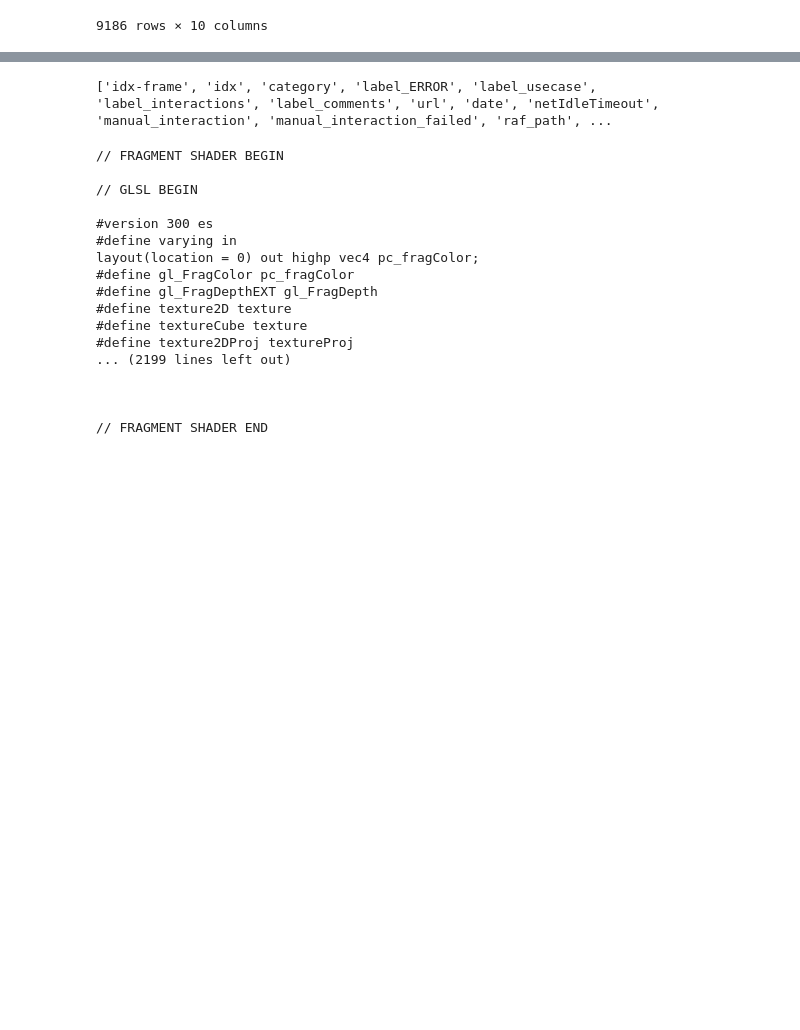
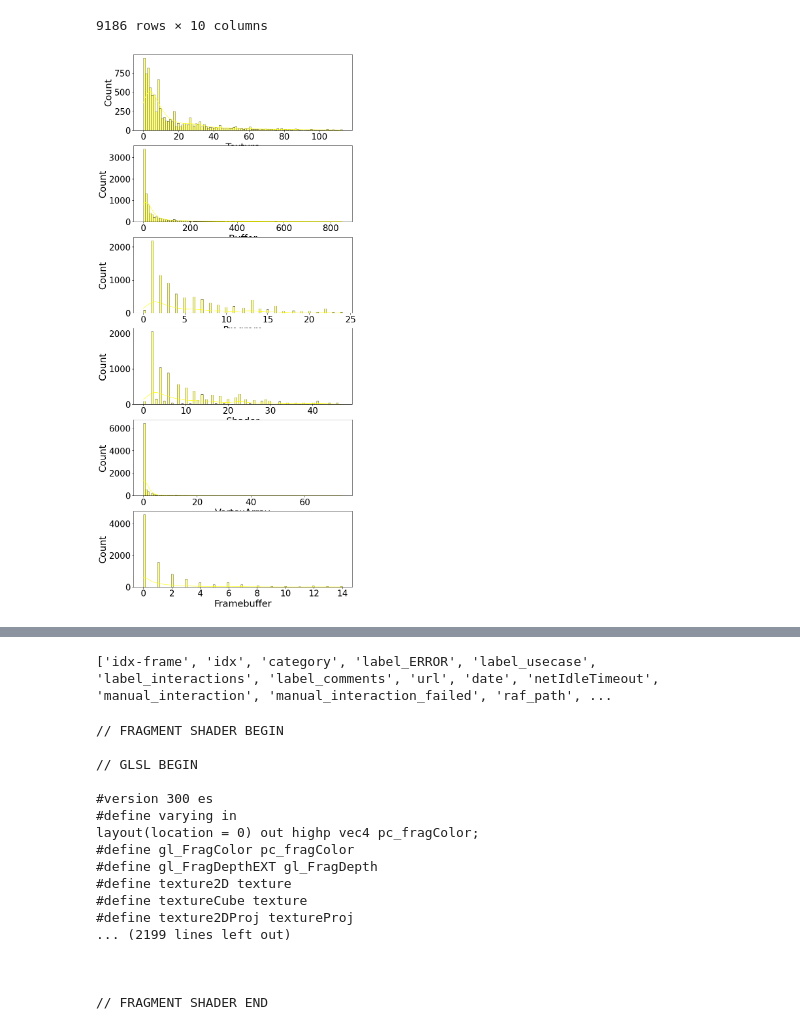
Before and after one commit to yudshj/WebGL-Empirical-Study-new, a Jupyter notebook: 3-4.AnalyzeRaf/raf_analyze.ipynb, the cells around one changed output, grey strips where cells are left out. Saved outputs shown, nothing was run; the diff lists cells and outputs as text; code cells hidden in the pictures; blank space fills up the shorter version.

```diff
--- a/3-4.AnalyzeRaf/raf_analyze.ipynb
+++ b/3-4.AnalyzeRaf/raf_analyze.ipynb
@@ -744,6 +762,27 @@ df_res
 | 29224 | 122 | 111 | 22 | 41 | 0 | 1 | 1 | 0 | 0 | ... |
 | 29235 | 54 | 275 | 8 | 16 | 0 | 0 | 0 | 0 | 0 | ... |
 9186 rows × 10 columns
+# %%
+cols = ['Texture',
+ 'Buffer',
+ 'Program',
+ 'Shader',
+ 'VertexArray',
+ 'Framebuffer',
+#  'Renderbuffer',
+#  'Query',
+#  'Sampler',
+#  'TransformFeedback'
+ ]
+# %%
+total = len(cols)
+ax, fig = plt.subplots(total, 1, figsize=(12, 30))
+for col in cols:
+    tmp = df_res[col]
+    tmp = tmp[tmp < tmp.quantile(0.95)]
+    sns.histplot(tmp, bins=100, kde=True, ax=fig[cols.index(col)], color='yellow', line_kws={'color': 'red'})
+# %% [output]
+[figure, added]
 # %%
 df_res.describe(percentiles=[0.25, 0.5, 0.75, 0.9, 0.95, 0.99])
 # %% [output]
```
Also changed, not shown: parts of 31 cells of this notebook.
